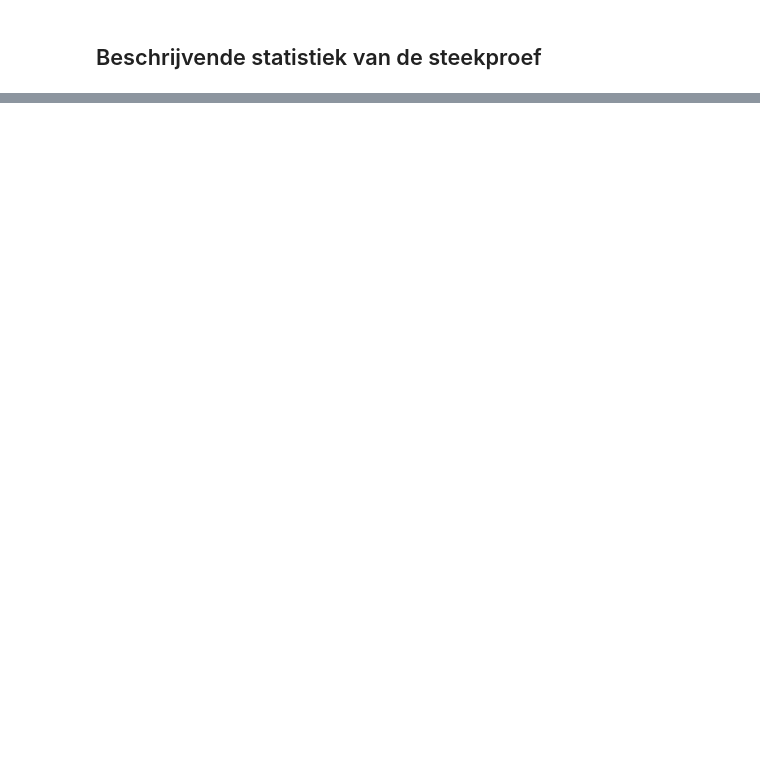
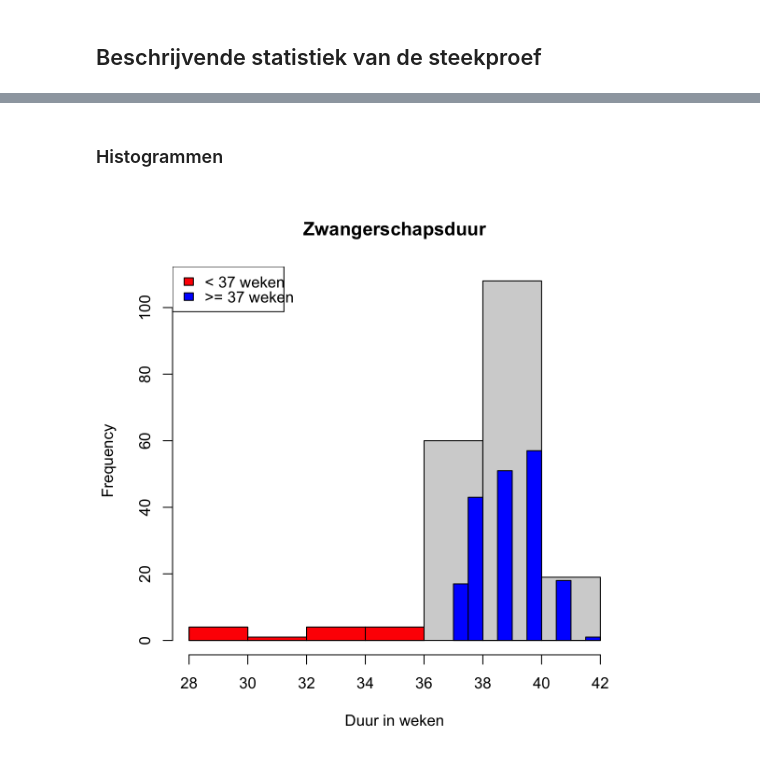
Before and after one commit to psmsmets/6VR-Statistiek, a Jupyter notebook: notebooks/steekproef geboortes 2002.ipynb, the cells around one changed output, grey strips where cells are left out. Saved outputs shown, nothing was run; the diff lists cells and outputs as text; code cells hidden in the pictures; blank space fills up the shorter version.

```diff
--- a/notebooks/steekproef geboortes 2002.ipynb
+++ b/notebooks/steekproef geboortes 2002.ipynb
@@ -63,0 +118,5 @@ plot(
+# %%
+tevroeg = subset(data, data$Duur < 37)
+normaal = subset(data, data$Duur >= 37)
+
+subgroepen = names=c('< 37 weken', '>= 37 weken')
@@ -63,0 +133,12 @@ plot(
+# %% [markdown]
+### Histogrammen
+# %%
+# histogrammen
+hist(data$Duur, main="Zwangerschapsduur", xlab="Duur in weken")
+hist(normaal$Duur, add=TRUE, col='blue')
+hist(tevroeg$Duur, add=TRUE, col='red')
+
+# legende
+legend('topleft', subgroepen, fill=c('red', 'blue'))
+# %% [output]
+[figure, added]
```
Also changed, not shown: parts of 13 cells of this notebook.
